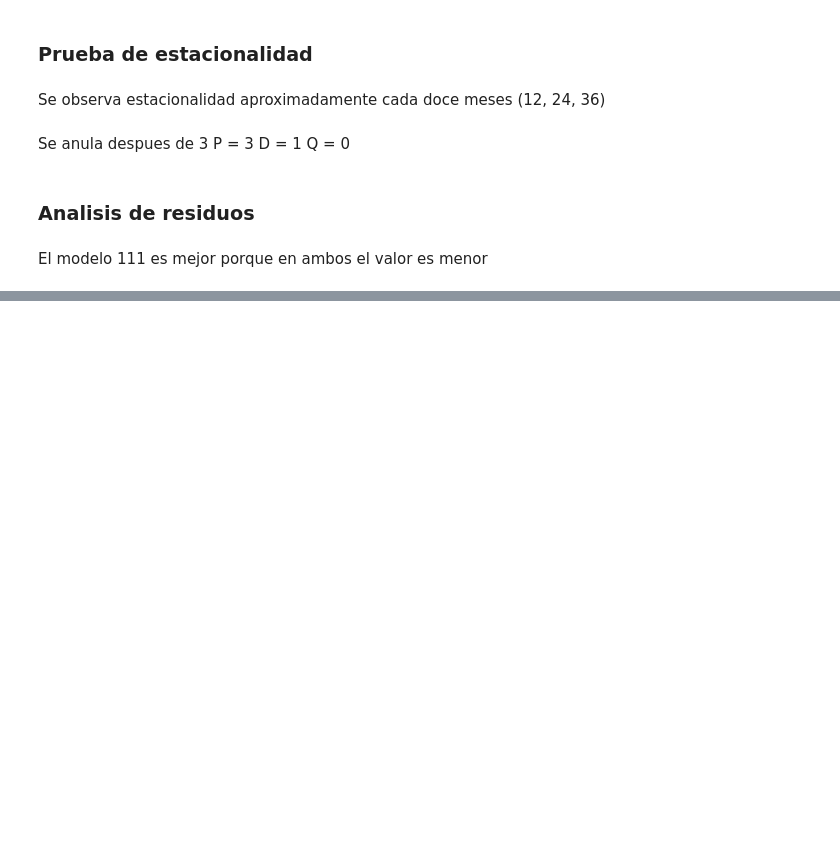
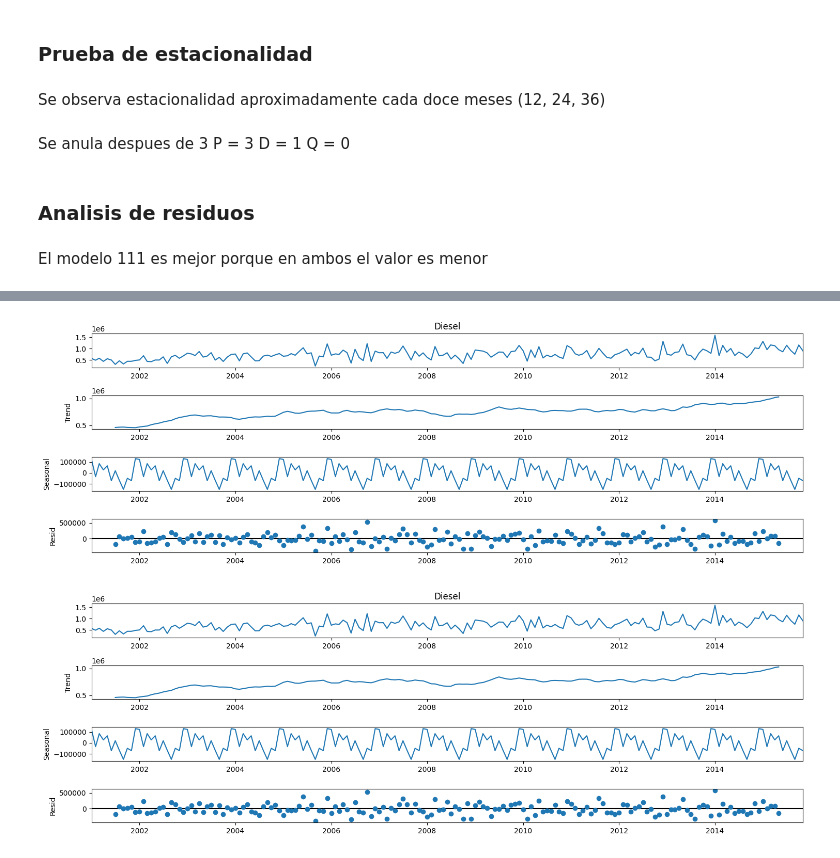
Before and after one commit to JuanPineda115/DS-HT2, a Jupyter notebook: HT2.ipynb, the cells around one changed output, grey strips where cells are left out. Drawn from its saved outputs; the diff is of its cells as text; code cells hidden in the pictures; blank space fills up the shorter version.

```diff
--- a/HT2.ipynb
+++ b/HT2.ipynb
@@ -715,0 +746,6 @@ pred
+# %%
+descomposicion = seasonal_decompose(tsDiesel)
+descomposicion.plot()
+# %% [output]
+[figure, added]
+[figure, added]
```
Also changed, not shown: parts of 37 cells of this notebook.
